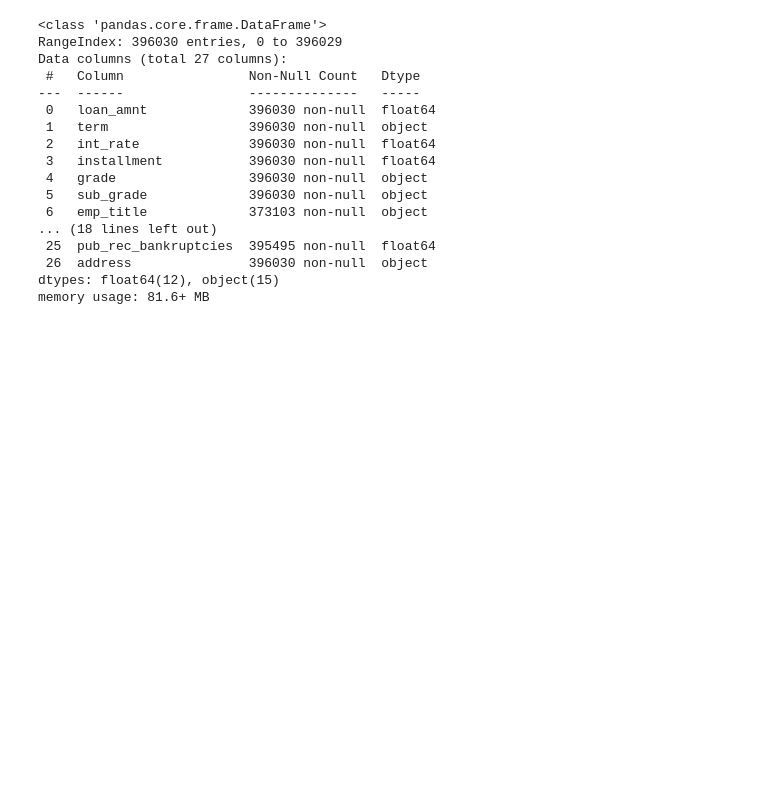
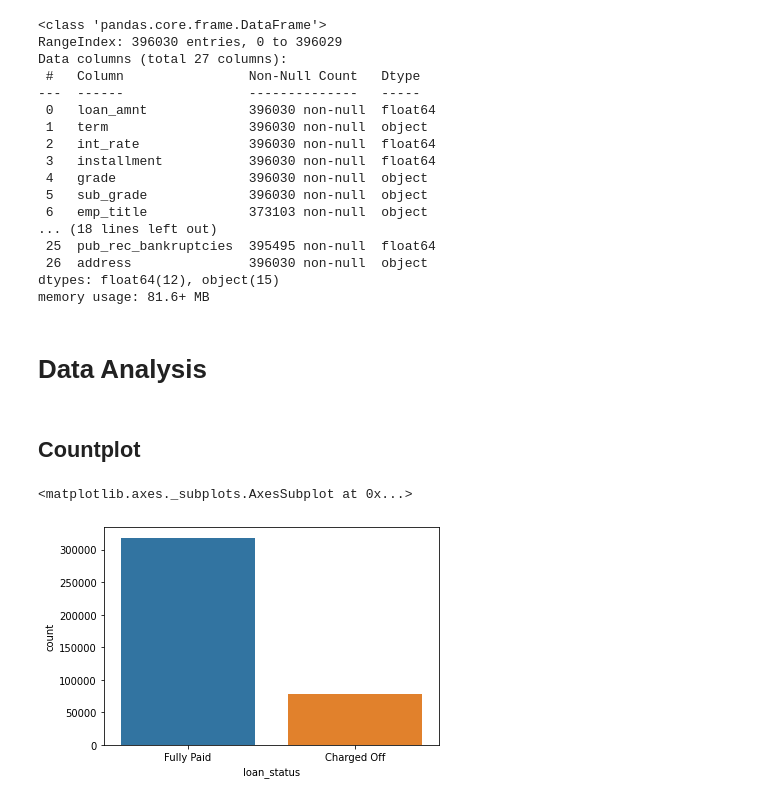
Before and after one commit to tavasolireza/Predict-Loan-Repayment, a Jupyter notebook: loan_repayment.ipynb, the cells around one changed output. Drawn from its saved outputs; the diff is of its cells as text; code cells hidden in the pictures; blank space fills up the shorter version.

Commit message:
Analyse data

```diff
--- a/loan_repayment.ipynb
+++ b/loan_repayment.ipynb
@@ -30,3 +30,12 @@ Data columns (total 27 columns):
  26  address               396030 non-null  object
 dtypes: float64(12), object(15)
 memory usage: 81.6+ MB
+# %% [markdown]
+# Data Analysis
+# %% [markdown]
+## Countplot
+# %%
+sns.countplot(x='loan_status',data=df)
+# %% [output]
+<matplotlib.axes._subplots.AxesSubplot at 0x...>
+[figure, added]
```
Also changed, not shown: parts of 13 cells of this notebook.
